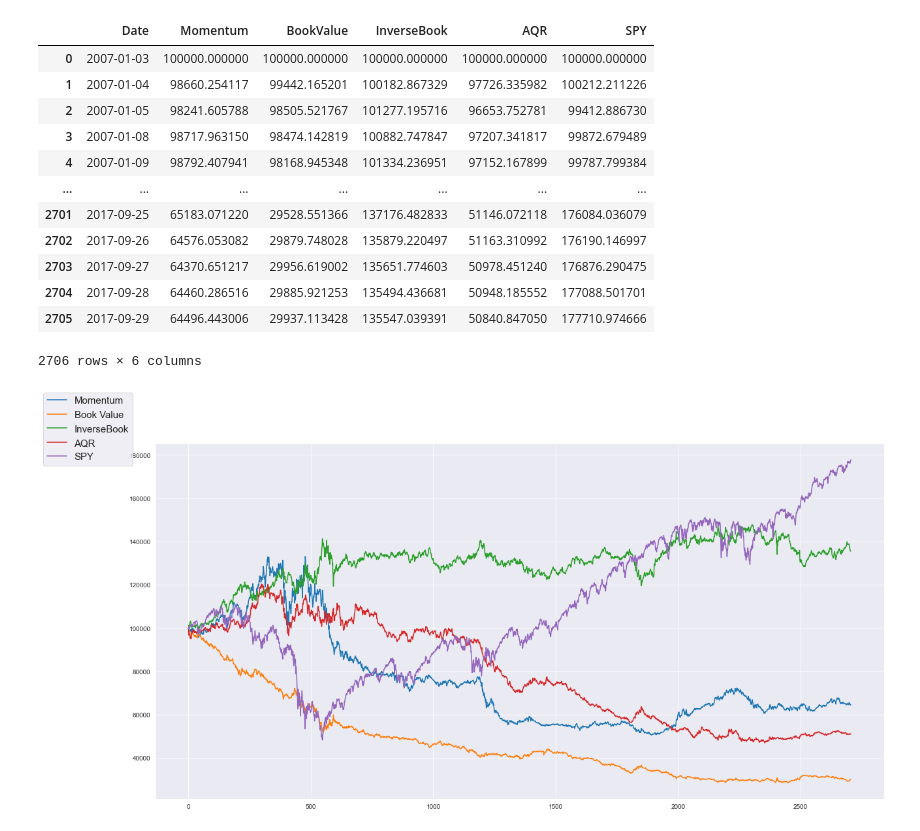
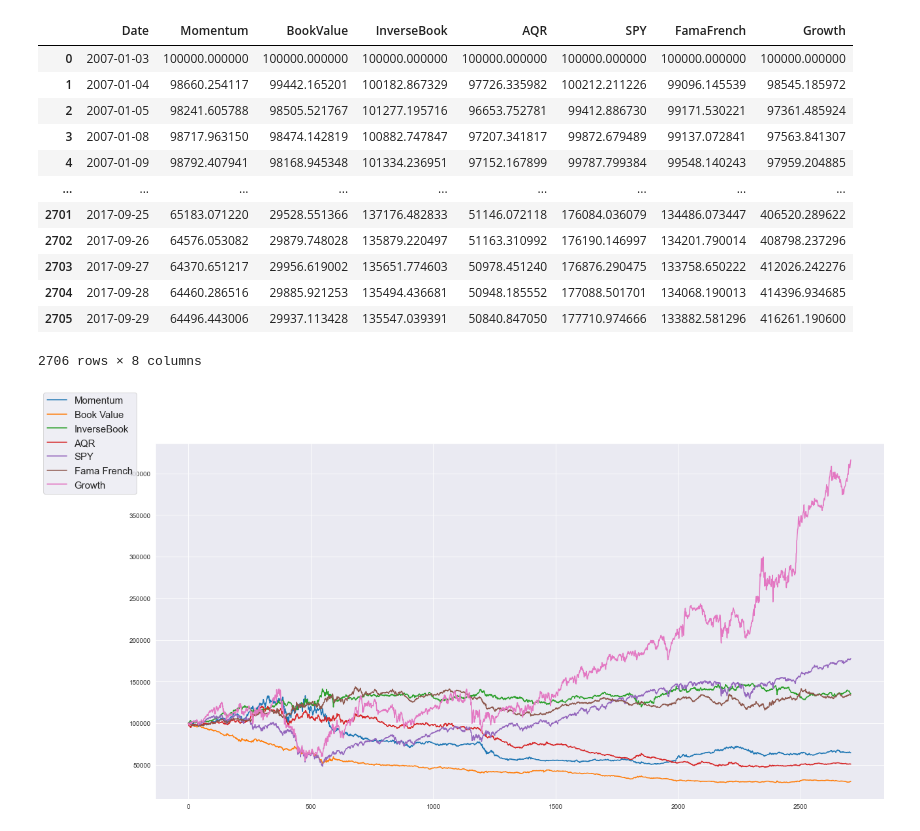
Before and after one commit to Marblez/HMM_Trading, a Jupyter notebook: models.ipynb, the cells around one changed output. Saved outputs shown, nothing was run; the diff lists cells and outputs as text; code cells hidden in the pictures.

```diff
--- a/models.ipynb
+++ b/models.ipynb
@@ -13,12 +13,15 @@ from hmmlearn import hmm
 # Momentum -> Use 1 month returns as factor for alpha
 # AQR -> Multifactor model that creates a synthetic factor that weighs 30% operation margin, 40% Book Value Yield,
 #    and 30% 1 month momentum as a factor for alpha
-
+# Growth -> Multifactor growth model that uses free cash flow yield (free cash flow per share / share market value)
+#    book value per share, 1 month momentum, and dividend per share
 spy = pd.read_csv('data/SPY_ADV.csv').drop("Unnamed: 0", axis=1).drop(range(2706, 3330))
 bookvalue = pd.read_csv('data/BookValue.csv')
 momentum = pd.read_csv('data/Momentum.csv')
 aqr = pd.read_csv('data/AQR.csv')
 inverse_bookvalue = pd.read_csv('data/Inverse_BookValue.csv')
+famafrench = pd.read_csv('data/FamaFrench.csv')
+growth = pd.read_csv('data/Growth.csv')
 # %%
 df = momentum.drop(momentum.columns[[2, 3, 4]], axis=1)
 df = df.rename(columns={'Return': 'Momentum'})
@@ -27,3 +30,5 @@ df['InverseBook'] = inverse_bookvalue.iloc[:,2]
 df['AQR'] = aqr.iloc[:,1]
 length = df.shape[0]
 df['SPY'] = spy.iloc[:,9]
+df['FamaFrench'] = famafrench.iloc[:, 1]
+df['Growth'] = growth.iloc[:,1]
@@ -38,0 +35,3 @@ df.head()
+# %%
+num_models = 7
+df.head()
@@ -58,37 +66,39 @@ plt.show()
 # %%
 returns = df.copy()
 returns['SPY'] = spy.iloc[:,9]
-for i in range(1, 6):
+for i in range(1, num_models + 1):
     returns.iloc[0, i] = 100000
 
 for i in range(1, returns.shape[0]):
-    for j in range(1, 6):
+    for j in range(1, num_models + 1):
         returns.iloc[i, j] = returns.iloc[i-1, j] * (100 + returns.iloc[i,j])/100
 # %%
 returns
 # %% [output]
-|  | Date | Momentum | BookValue | InverseBook | AQR | SPY |
-| 0 | 2007-01-03 | 100000.000000 | 100000.000000 | 100000.000000 | 100000.000000 | 100000.000000 |
-| 1 | 2007-01-04 | 98660.254117 | 99442.165201 | 100182.867329 | 97726.335982 | 100212.211226 |
-| 2 | 2007-01-05 | 98241.605788 | 98505.521767 | 101277.195716 | 96653.752781 | 99412.886730 |
-| 3 | 2007-01-08 | 98717.963150 | 98474.142819 | 100882.747847 | 97207.341817 | 99872.679489 |
-| 4 | 2007-01-09 | 98792.407941 | 98168.945348 | 101334.236951 | 97152.167899 | 99787.799384 |
-| ... | ... | ... | ... | ... | ... | ... |
-| 2701 | 2017-09-25 | 65183.071220 | 29528.551366 | 137176.482833 | 51146.072118 | 176084.036079 |
-| 2702 | 2017-09-26 | 64576.053082 | 29879.748028 | 135879.220497 | 51163.310992 | 176190.146997 |
-| 2703 | 2017-09-27 | 64370.651217 | 29956.619002 | 135651.774603 | 50978.451240 | 176876.290475 |
-| 2704 | 2017-09-28 | 64460.286516 | 29885.921253 | 135494.436681 | 50948.185552 | 177088.501701 |
-| 2705 | 2017-09-29 | 64496.443006 | 29937.113428 | 135547.039391 | 50840.847050 | 177710.974666 |
+|  | Date | Momentum | BookValue | InverseBook | AQR | SPY | FamaFrench | Growth |
+| 0 | 2007-01-03 | 100000.000000 | 100000.000000 | 100000.000000 | 100000.000000 | 100000.000000 | 100000.000000 | 100000.000000 |
+| 1 | 2007-01-04 | 98660.254117 | 99442.165201 | 100182.867329 | 97726.335982 | 100212.211226 | 99096.145539 | 98545.185972 |
+| 2 | 2007-01-05 | 98241.605788 | 98505.521767 | 101277.195716 | 96653.752781 | 99412.886730 | 99171.530221 | 97361.485924 |
+| 3 | 2007-01-08 | 98717.963150 | 98474.142819 | 100882.747847 | 97207.341817 | 99872.679489 | 99137.072841 | 97563.841307 |
+| 4 | 2007-01-09 | 98792.407941 | 98168.945348 | 101334.236951 | 97152.167899 | 99787.799384 | 99548.140243 | 97959.204885 |
+| ... | ... | ... | ... | ... | ... | ... | ... | ... |
+| 2701 | 2017-09-25 | 65183.071220 | 29528.551366 | 137176.482833 | 51146.072118 | 176084.036079 | 134486.073447 | 406520.289622 |
+| 2702 | 2017-09-26 | 64576.053082 | 29879.748028 | 135879.220497 | 51163.310992 | 176190.146997 | 134201.790014 | 408798.237296 |
+| 2703 | 2017-09-27 | 64370.651217 | 29956.619002 | 135651.774603 | 50978.451240 | 176876.290475 | 133758.650222 | 412026.242276 |
+| 2704 | 2017-09-28 | 64460.286516 | 29885.921253 | 135494.436681 | 50948.185552 | 177088.501701 | 134068.190013 | 414396.934685 |
+| 2705 | 2017-09-29 | 64496.443006 | 29937.113428 | 135547.039391 | 50840.847050 | 177710.974666 | 133882.581296 | 416261.190600 |
-2706 rows × 6 columns
+2706 rows × 8 columns
 # %%
 sns.set_style("darkgrid")
 plot = plt.figure(figsize=(20,10))
 plt.plot(returns.iloc[:,1], label="Momentum",)
 plt.plot(returns.iloc[:,2], label="Book Value",)
 plt.plot(returns.iloc[:,3], label="InverseBook",)
 plt.plot(returns.iloc[:,4], label="AQR",)
 plt.plot(returns.iloc[:,5], label="SPY",)
+plt.plot(returns.iloc[:,6], label="Fama French")
+plt.plot(returns.iloc[:,7], label="Growth")
 plot.legend(loc=2, prop={'size': 15})
 plt.show()
 # %% [output]
-[figure, old version]
+[figure, new version]
```
Also changed, not shown: parts of 3 cells of this notebook, 19 other files.
